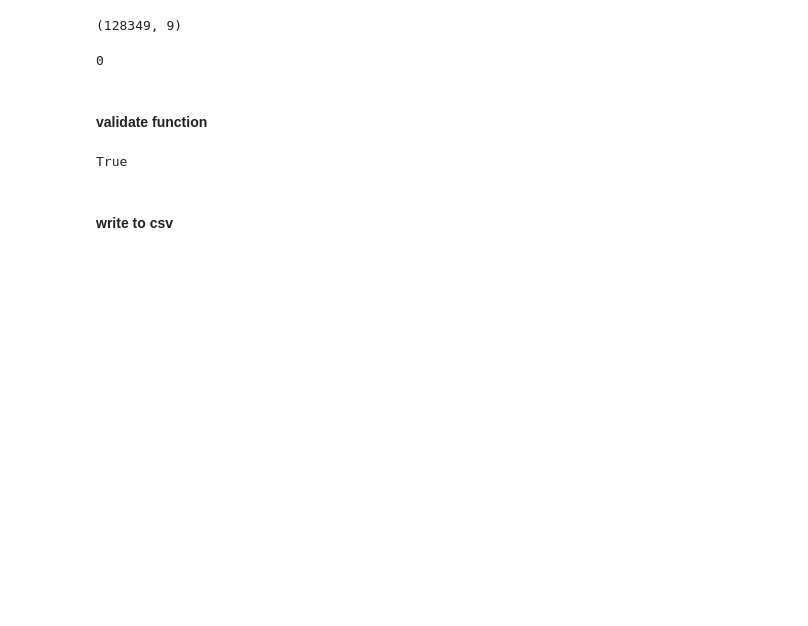
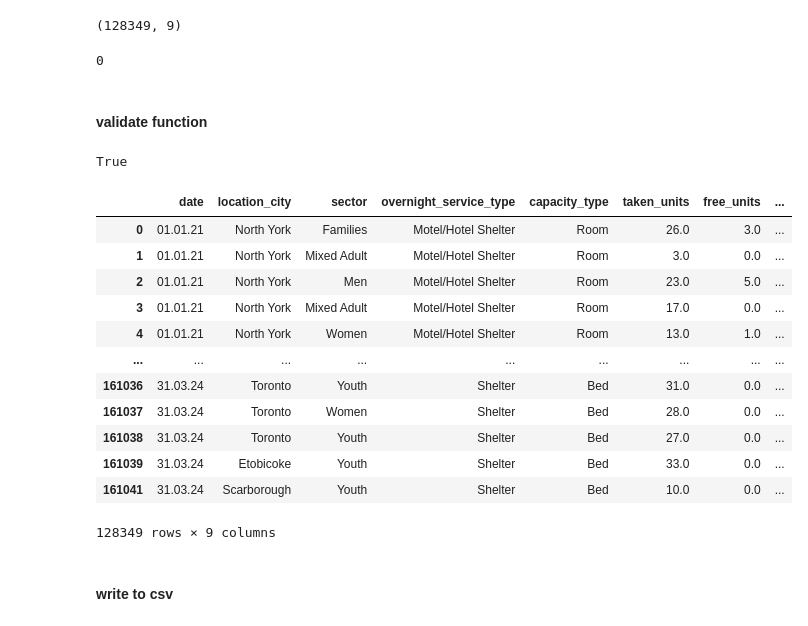
Before and after one commit to jeaend/Predicting_Shelter_Availability, a Jupyter notebook: notebooks/cleaning/shelter_data_cleaning.ipynb, the cells around one changed output. Drawn from its saved outputs; the diff is of its cells as text; code cells hidden in the pictures; blank space fills up the shorter version.

```diff
--- a/notebooks/cleaning/shelter_data_cleaning.ipynb
+++ b/notebooks/cleaning/shelter_data_cleaning.ipynb
@@ -357,13 +357,29 @@ shelter_df.isna().sum().sum()
 # %% [markdown]
 #### validate function
 # %%
-test_df = preprocess_climate_data(['../../data/raw/shelter/daily-shelter-overnight-service-occupancy-capacity-2021.csv',
+test_df = preprocess_shelter_data(['../../data/raw/shelter/daily-shelter-overnight-service-occupancy-capacity-2021.csv',
         '../../data/raw/shelter/daily-shelter-overnight-service-occupancy-capacity-2022.csv',
         '../../data/raw/shelter/daily-shelter-overnight-service-occupancy-capacity-2023.csv',
         '../../data/raw/shelter/daily-shelter-overnight-service-occupancy-capacity-Q1:2024.csv'])
 df_equality(test_df, shelter_df)
 # %% [output]
 True
+# %%
+test_df
+# %% [output]
+|  | date | location_city | sector | overnight_service_type | capacity_type | taken_units | free_units | ... |
+| 0 | 01.01.21 | North York | Families | Motel/Hotel Shelter | Room | 26.0 | 3.0 | ... |
+| 1 | 01.01.21 | North York | Mixed Adult | Motel/Hotel Shelter | Room | 3.0 | 0.0 | ... |
+| 2 | 01.01.21 | North York | Men | Motel/Hotel Shelter | Room | 23.0 | 5.0 | ... |
+| 3 | 01.01.21 | North York | Mixed Adult | Motel/Hotel Shelter | Room | 17.0 | 0.0 | ... |
+| 4 | 01.01.21 | North York | Women | Motel/Hotel Shelter | Room | 13.0 | 1.0 | ... |
+| ... | ... | ... | ... | ... | ... | ... | ... | ... |
+| 161036 | 31.03.24 | Toronto | Youth | Shelter | Bed | 31.0 | 0.0 | ... |
+| 161037 | 31.03.24 | Toronto | Women | Shelter | Bed | 28.0 | 0.0 | ... |
+| 161038 | 31.03.24 | Toronto | Youth | Shelter | Bed | 27.0 | 0.0 | ... |
+| 161039 | 31.03.24 | Etobicoke | Youth | Shelter | Bed | 33.0 | 0.0 | ... |
+| 161041 | 31.03.24 | Scarborough | Youth | Shelter | Bed | 10.0 | 0.0 | ... |
+128349 rows × 9 columns
 # %% [markdown]
 #### write to csv
 # %%
```
Also changed, not shown: parts of 1 cell of this notebook, 2 other files.
